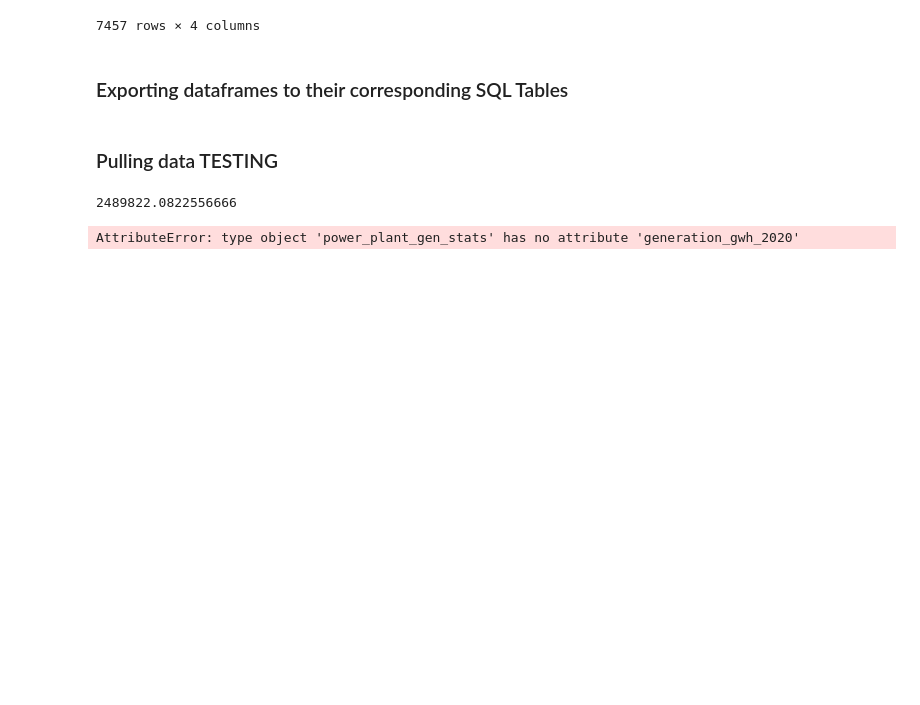
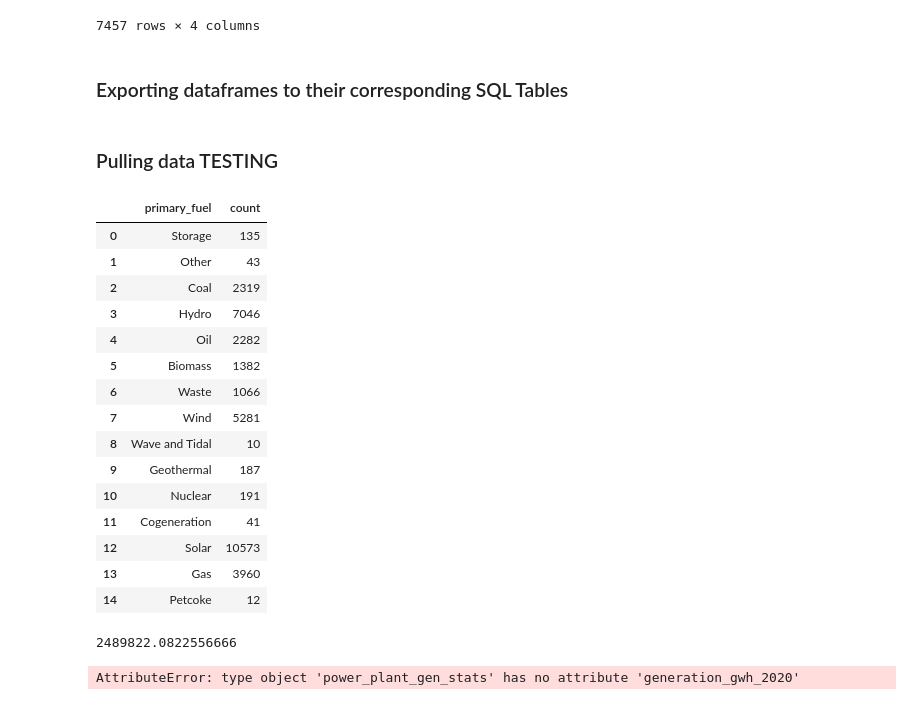
Before and after one commit to JacobTrevithick/Climate-Change-Visualizations, a Jupyter notebook: data_cleaning_pipeline.ipynb, the cells around one changed output. Saved outputs shown, nothing was run; the diff lists cells and outputs as text; code cells hidden in the pictures; blank space fills up the shorter version.

```diff
--- a/data_cleaning_pipeline.ipynb
+++ b/data_cleaning_pipeline.ipynb
@@ -570,6 +567,28 @@ ppi = Base.classes.power_plants_info
 ft = Base.classes.fuel_types
 
 session = Session(engine)
+# %%
+pp_distribution_results = session.query(ft.primary_fuel, func.count(ft.primary_fuel)).join(ppi, ft.fuel_id == ppi.fuel_id).group_by(ft.primary_fuel).all()
+
+pp_dist_df = pd.DataFrame(pp_distribution_results, columns = ['primary_fuel', 'count'])
+pp_dist_df
+# %% [output]
+|  | primary_fuel | count |
+| 0 | Storage | 135 |
+| 1 | Other | 43 |
+| 2 | Coal | 2319 |
+| 3 | Hydro | 7046 |
+| 4 | Oil | 2282 |
+| 5 | Biomass | 1382 |
+| 6 | Waste | 1066 |
+| 7 | Wind | 5281 |
+| 8 | Wave and Tidal | 10 |
+| 9 | Geothermal | 187 |
+| 10 | Nuclear | 191 |
+| 11 | Cogeneration | 41 |
+| 12 | Solar | 10573 |
+| 13 | Gas | 3960 |
+| 14 | Petcoke | 12 |
 # %%
 results = session.query(func.sum(ppgs.generation_gwh_2013), func.sum(ppgs.estimated_generation_gwh_2013)).join(ppi, ppgs.plant_id == ppi.plant_id).filter(ppi.clean_energy == True).all()
 
```
Also changed, not shown: parts of 7 cells of this notebook.
